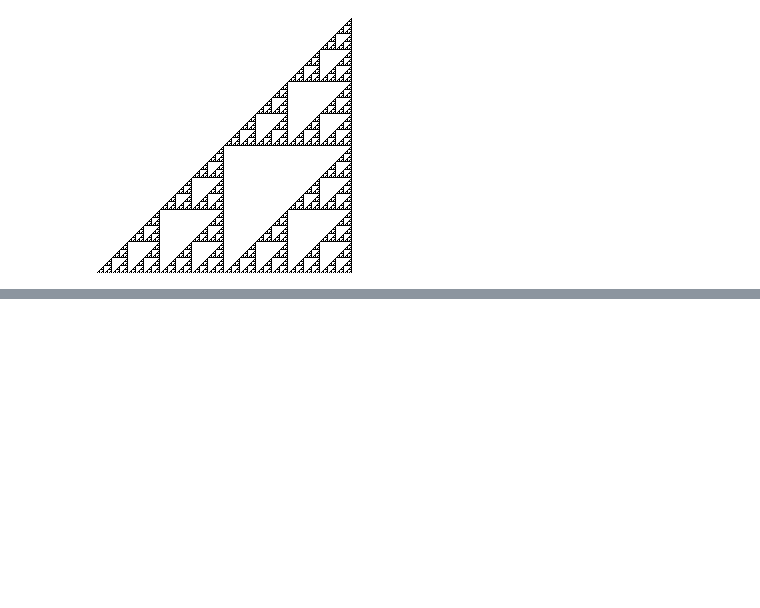
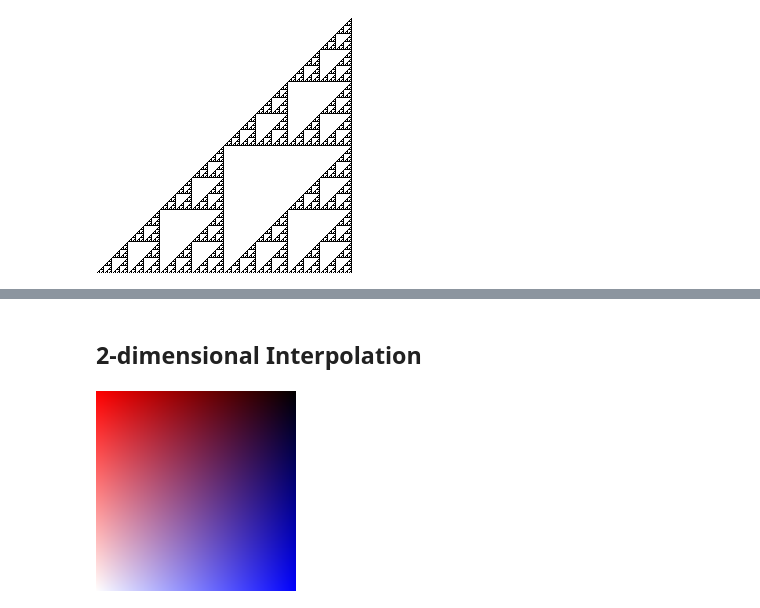
Before and after one commit to hansroland/FunctionalImages, a Jupyter notebook: notebooks/FunctionalImages.ipynb, the cells around one changed output, grey strips where cells are left out. Saved outputs shown, nothing was run; the diff lists cells and outputs as text; code cells hidden in the pictures; blank space fills up the shorter version.

```diff
--- a/notebooks/FunctionalImages.ipynb
+++ b/notebooks/FunctionalImages.ipynb
@@ -133,0 +149,17 @@ myImage
+# %% [markdown]
+## 2-dimensional Interpolation
+# %%
+import FunctionalImagesBase
+import Codec.Picture
+
+bilerpBRBW :: FImage PixelRGBF
+bilerpBRBW = bilerpC pxBlack pxRed pxBlue pxWhite
+
+myImage :: Image PixelRGB8
+myImage = generateImageR2 bilerpBRBW (0,0) (1,1) 200
+
+writePng "../images/bilerpBRBW.png" myImage
+
+myImage
+# %% [output]
+[figure, added]
```
Also changed, not shown: parts of 2 cells of this notebook, 3 other files.
